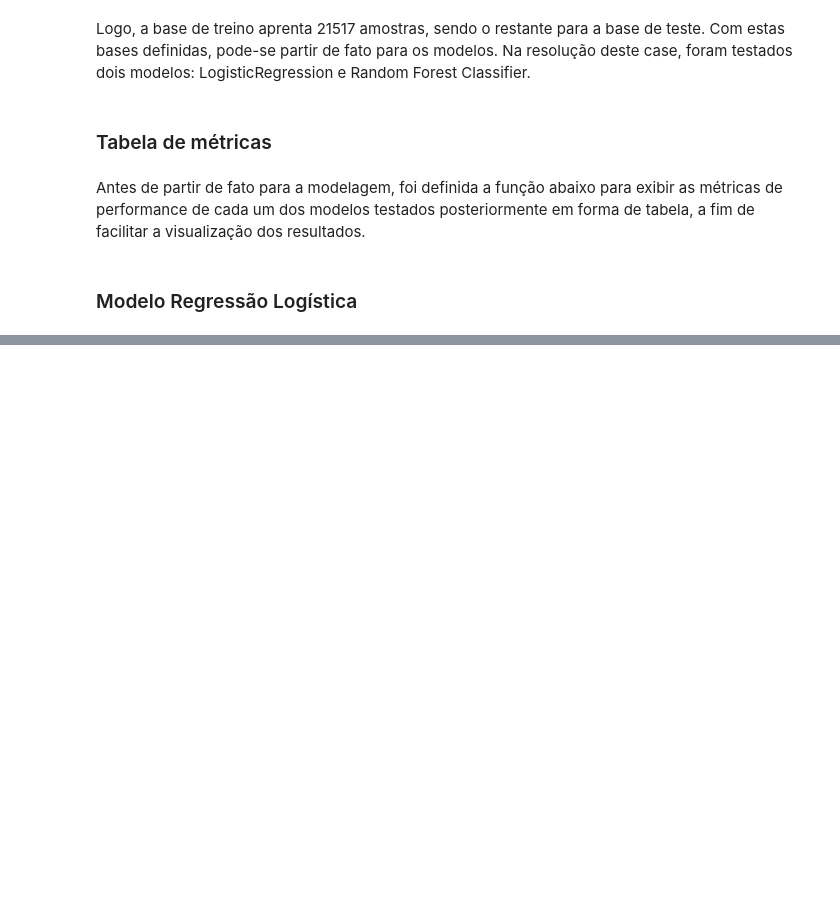
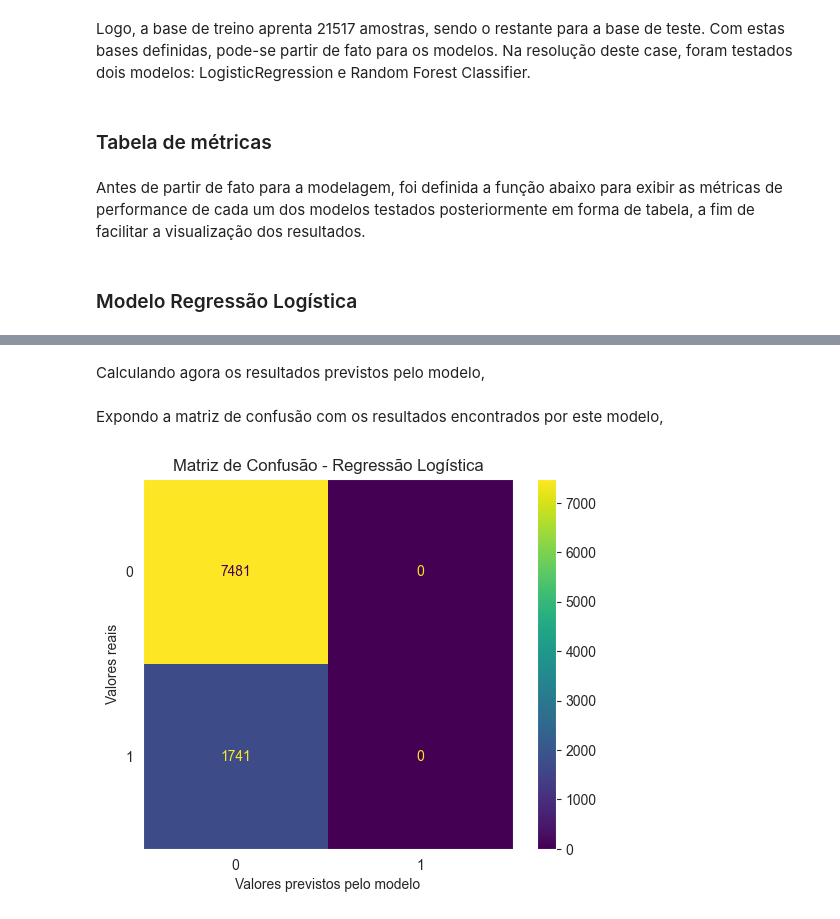
Before and after one commit to rfprates/modelo_classificacao_churn_streaming, a Jupyter notebook: case_classificacao_churn_streaming.ipynb, the cells around one changed output, grey strips where cells are left out. Saved outputs shown, nothing was run; the diff lists cells and outputs as text; code cells hidden in the pictures; blank space fills up the shorter version.

```diff
--- a/case_classificacao_churn_streaming.ipynb
+++ b/case_classificacao_churn_streaming.ipynb
@@ -581,0 +584,3 @@ def metrics_table(model, y_train, y_test):
+# %%
+model_lr = make_pipeline(preprocessor, LogisticRegression(max_iter=500))
+model_lr
@@ -581,0 +603,2 @@ def metrics_table(model, y_train, y_test):
+# %%
+model_lr.fit(x_train, y_train)
@@ -581,0 +619,20 @@ def metrics_table(model, y_train, y_test):
+# %% [markdown]
+Calculando agora os resultados previstos pelo modelo,
+# %%
+y_pred_lr = model_lr.predict(x_test)
+# %% [markdown]
+Expondo a matriz de confusão com os resultados encontrados por este modelo,
+# %%
+# calculando a matriz de confusão
+cm = confusion_matrix(y_true = y_test, y_pred = y_pred_lr, labels = model_lr.classes_)
+
+# exibindo-a na tela
+disp = ConfusionMatrixDisplay(confusion_matrix = cm, display_labels = model_lr.classes_)
+disp.plot()
+plt.title('Matriz de Confusão - Regressão Logística')
+plt.ylabel('Valores reais')
+plt.xlabel('Valores previstos pelo modelo')
+plt.grid(visible = False)
+plt.show()
+# %% [output]
+[figure, added]
```
Also changed, not shown: parts of 12 cells of this notebook.
